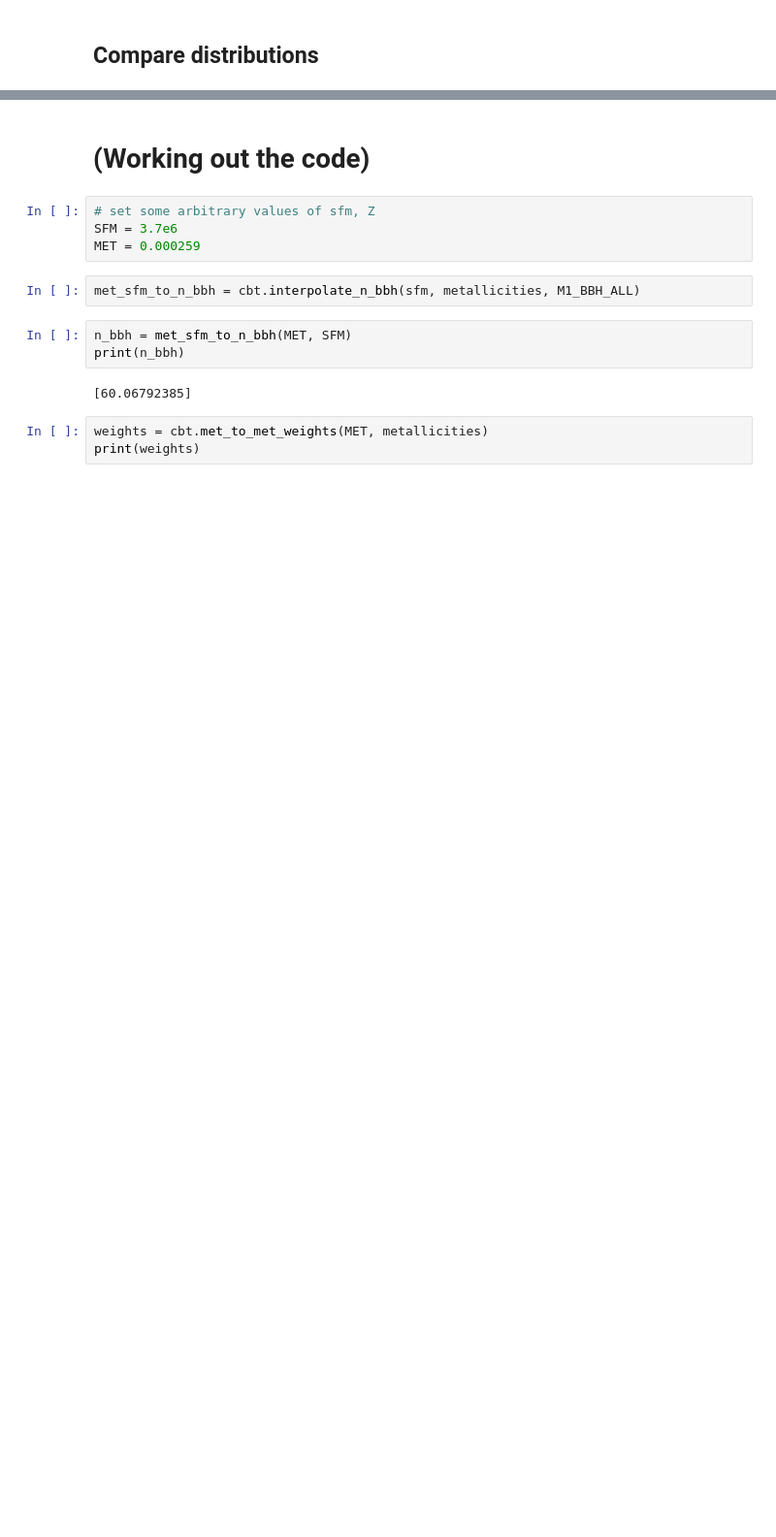
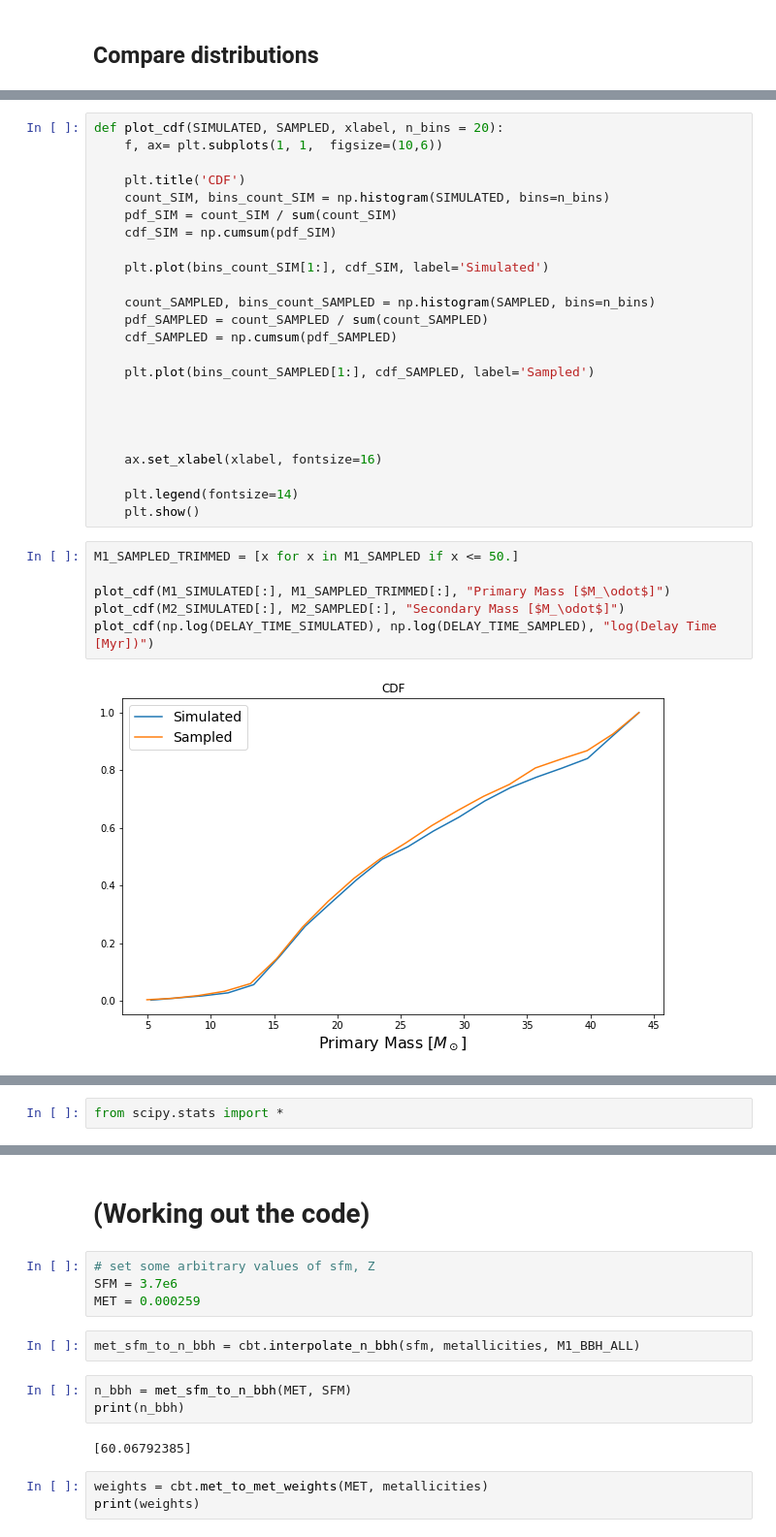
Before and after one commit to veome22/cosmo_bh, a Jupyter notebook: draw_bbhs.ipynb, the cells around one changed output, grey strips where cells are left out. Shown at 97% size. Cells and saved outputs as stored; diff of their text form; blank space fills up the shorter version.

```diff
--- a/draw_bbhs.ipynb
+++ b/draw_bbhs.ipynb
@@ -176,0 +217,32 @@ plt.show()
+# %%
+def plot_cdf(SIMULATED, SAMPLED, xlabel, n_bins = 20):
+    f, ax= plt.subplots(1, 1,  figsize=(10,6))
+
+    plt.title('CDF')
+    count_SIM, bins_count_SIM = np.histogram(SIMULATED, bins=n_bins)
+    pdf_SIM = count_SIM / sum(count_SIM)
+    cdf_SIM = np.cumsum(pdf_SIM)
+
+    plt.plot(bins_count_SIM[1:], cdf_SIM, label='Simulated')
+
+    count_SAMPLED, bins_count_SAMPLED = np.histogram(SAMPLED, bins=n_bins)
+    pdf_SAMPLED = count_SAMPLED / sum(count_SAMPLED)
+    cdf_SAMPLED = np.cumsum(pdf_SAMPLED)
+
+    plt.plot(bins_count_SAMPLED[1:], cdf_SAMPLED, label='Sampled')
+
+
+
+
+    ax.set_xlabel(xlabel, fontsize=16)
+
+    plt.legend(fontsize=14)
+    plt.show()
+# %%
+M1_SAMPLED_TRIMMED = [x for x in M1_SAMPLED if x <= 50.]
+
+plot_cdf(M1_SIMULATED[:], M1_SAMPLED_TRIMMED[:], "Primary Mass [$M_\odot$]")
+plot_cdf(M2_SIMULATED[:], M2_SAMPLED[:], "Secondary Mass [$M_\odot$]")
+plot_cdf(np.log(DELAY_TIME_SIMULATED), np.log(DELAY_TIME_SAMPLED), "log(Delay Time [Myr])")
+# %% [output]
+[figure, added]
@@ -176,0 +251,2 @@ plt.show()
+# %%
+from scipy.stats import *
```
Also changed, not shown: parts of 15 cells of this notebook.
